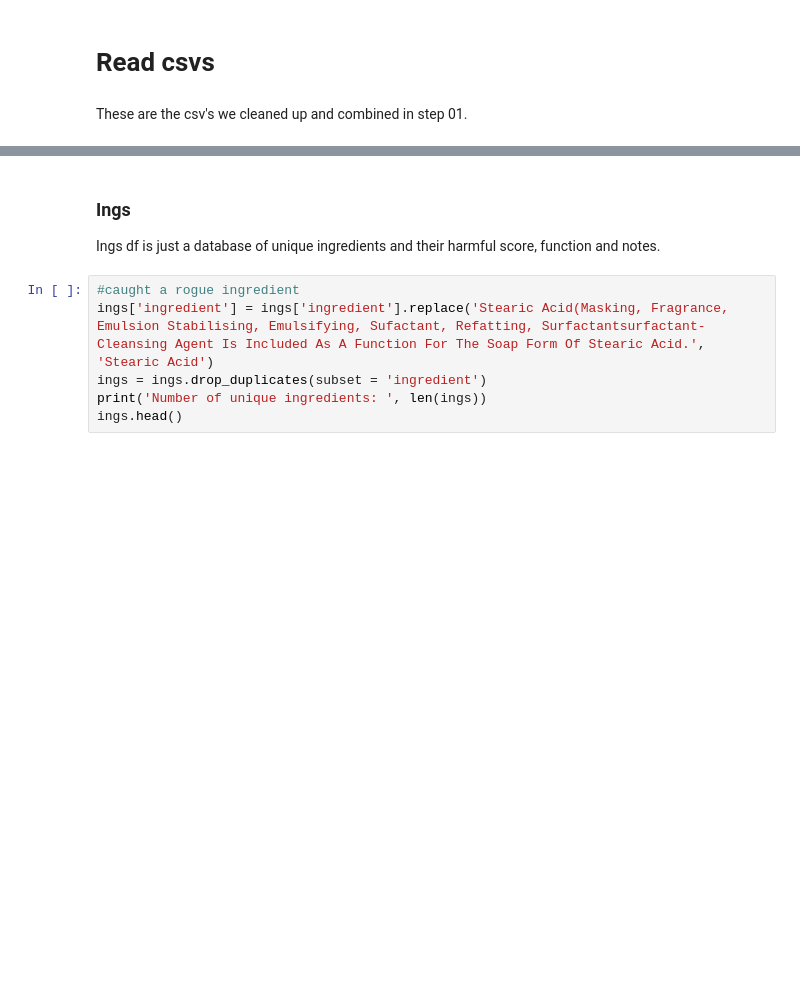
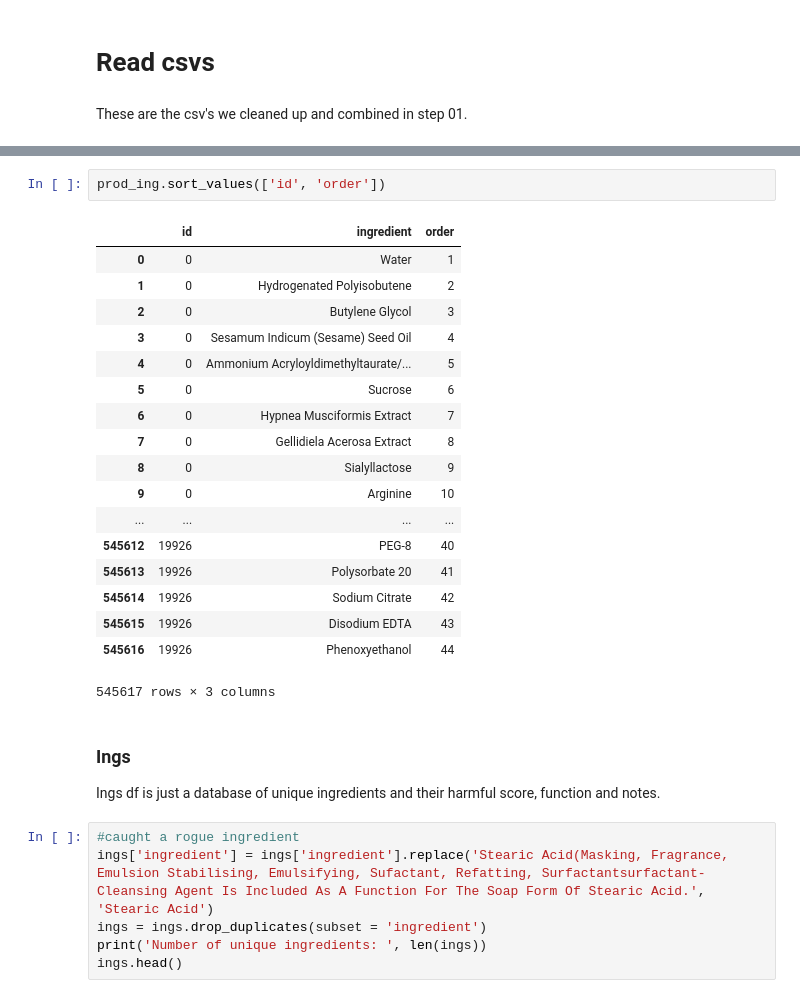
Before and after one commit to isabelbbeard/fp-python, a Jupyter notebook: 02_RecommnedationEngine.ipynb, the cells around one changed output, grey strips where cells are left out. Cells and saved outputs as stored; diff of their text form; blank space fills up the shorter version.

```diff
--- a/02_RecommnedationEngine.ipynb
+++ b/02_RecommnedationEngine.ipynb
@@ -33,3 +33,24 @@ Number of total ingredients:  545640
+# %%
+prod_ing.sort_values(['id', 'order'])
+# %% [output]
+|  | id | ingredient | order |
+| 0 | 0 | Water | 1 |
+| 1 | 0 | Hydrogenated Polyisobutene | 2 |
+| 2 | 0 | Butylene Glycol | 3 |
+| 3 | 0 | Sesamum Indicum (Sesame) Seed Oil | 4 |
+| 4 | 0 | Ammonium Acryloyldimethyltaurate/... | 5 |
+| 5 | 0 | Sucrose | 6 |
+| 6 | 0 | Hypnea Musciformis Extract | 7 |
+| 7 | 0 | Gellidiela Acerosa Extract | 8 |
+| 8 | 0 | Sialyllactose | 9 |
+| 9 | 0 | Arginine | 10 |
+| ... | ... | ... | ... |
+| 545612 | 19926 | PEG-8 | 40 |
+| 545613 | 19926 | Polysorbate 20 | 41 |
+| 545614 | 19926 | Sodium Citrate | 42 |
+| 545615 | 19926 | Disodium EDTA | 43 |
+| 545616 | 19926 | Phenoxyethanol | 44 |
+545617 rows × 3 columns
 # %% [markdown]
 ### Ings
 Ings df is just a database of unique ingredients and their harmful score, function and notes.
```
Also changed, not shown: parts of 7 cells of this notebook, 2 other files.
